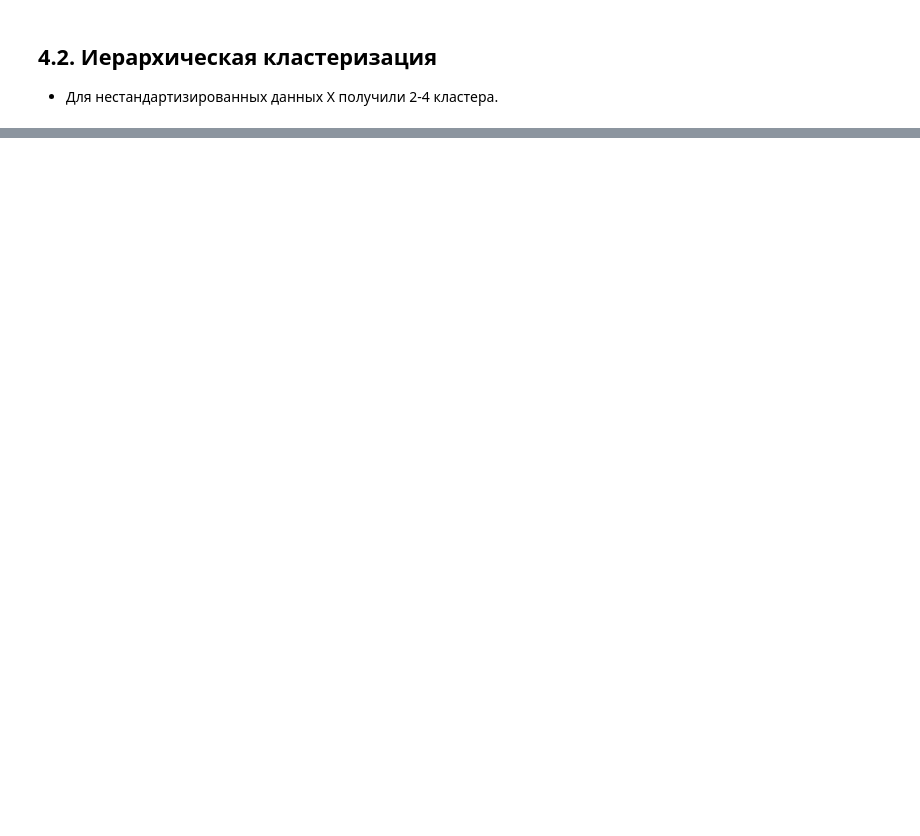
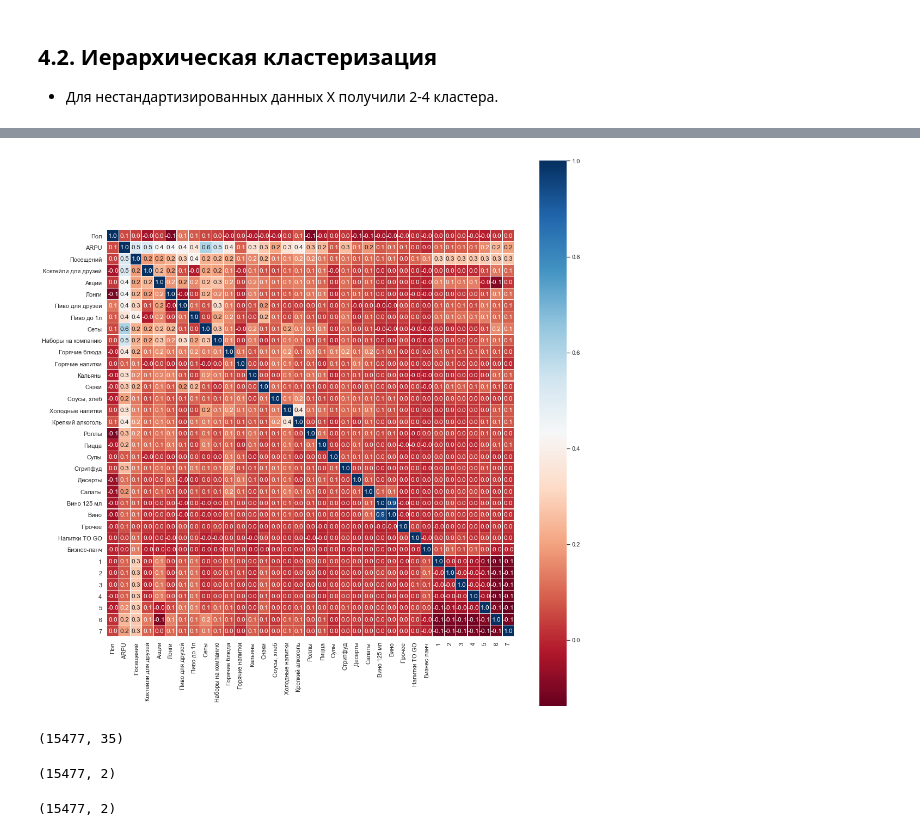
Before and after one commit to Viktoriia2020/Viktoriia, a Jupyter notebook: 2Кластеризация.ipynb, the cells around one changed output, grey strips where cells are left out. Saved outputs shown, nothing was run; the diff lists cells and outputs as text; code cells hidden in the pictures; blank space fills up the shorter version.

```diff
--- a/2Кластеризация.ipynb
+++ b/2Кластеризация.ipynb
@@ -495,0 +629,9 @@ plt.show()
+# %%
+sns.set(font_scale=1)
+plt.subplots(figsize=(15, 15))
+sns.heatmap(X.corr(), square=True,
+            annot=True, fmt=".1f", linewidths=0.1, cmap="RdBu");
+plt.tight_layout()
+plt.savefig('car_corr_clear.png')
+# %% [output]
+[figure, added]
@@ -495,0 +641,5 @@ plt.show()
+# %%
+X=load('Clear.xlsx', 0)
+X.shape
+# %% [output]
+(15477, 35)
@@ -495,0 +651,11 @@ plt.show()
+# %%
+pca = PCA(n_components = 2)
+dec = pca.fit_transform(X1)
+dec.shape
+# %% [output]
+(15477, 2)
+# %%
+X_embedded = TSNE(n_components=2).fit_transform(X1)
+X_embedded.shape
+# %% [output]
+(15477, 2)
```
Also changed, not shown: parts of 41 cells of this notebook.
